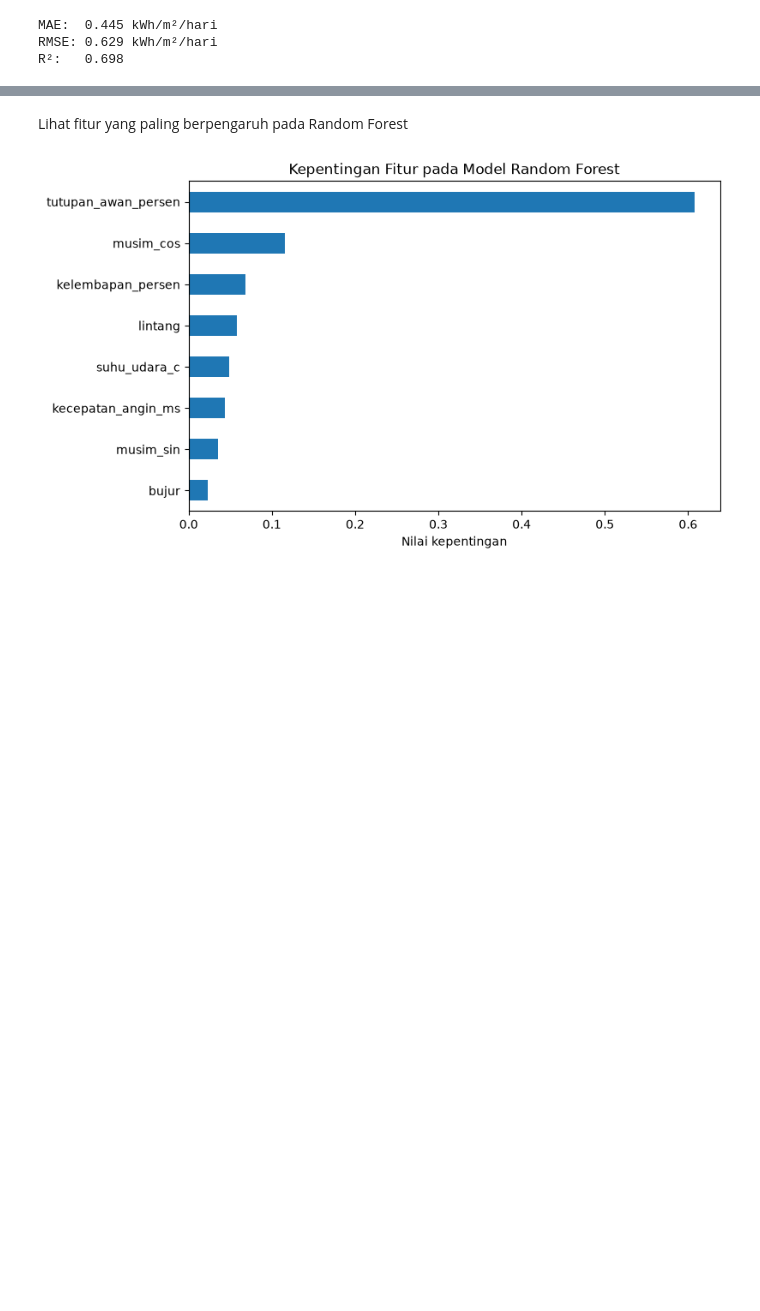
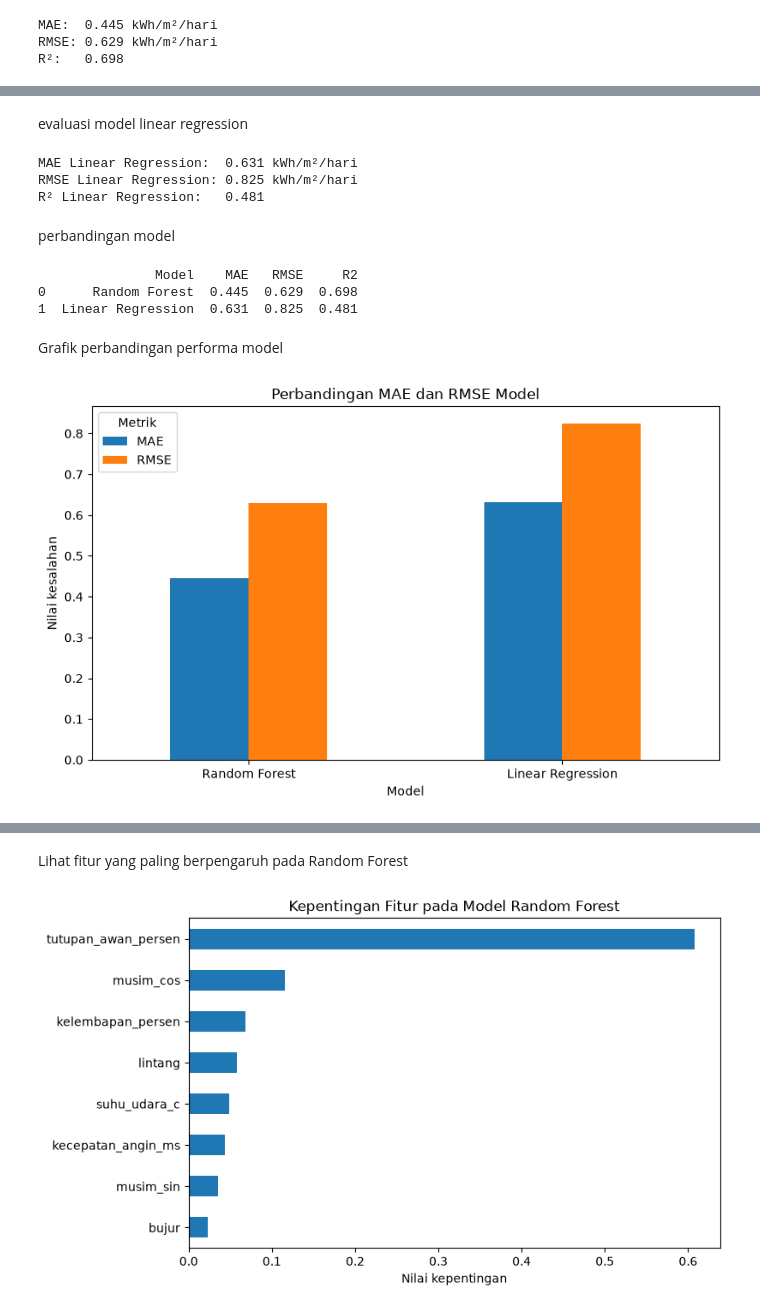
Before and after one commit to analisis335-ai/AI-DAYA-SURYA, a Jupyter notebook: project2.ipynb, the cells around one changed output, grey strips where cells are left out. Saved outputs shown, nothing was run; the diff lists cells and outputs as text; code cells hidden in the pictures; blank space fills up the shorter version.

Commit message:
menambahkan model linear regregsion

```diff
--- a/project2.ipynb
+++ b/project2.ipynb
@@ -292,0 +220,61 @@ plt.show()
+# %% [markdown]
+evaluasi model linear regression
+# %%
+nilai_mae_lr = mean_absolute_error(y_uji, prediksi_uji_lr)
+nilai_rmse_lr = np.sqrt(
+    mean_squared_error(y_uji, prediksi_uji_lr)
+)
+nilai_r2_lr = r2_score(y_uji, prediksi_uji_lr)
+
+print(f"MAE Linear Regression:  {nilai_mae_lr:.3f} kWh/m²/hari")
+print(f"RMSE Linear Regression: {nilai_rmse_lr:.3f} kWh/m²/hari")
+print(f"R² Linear Regression:   {nilai_r2_lr:.3f}")
+# %% [output]
+MAE Linear Regression:  0.631 kWh/m²/hari
+RMSE Linear Regression: 0.825 kWh/m²/hari
+R² Linear Regression:   0.481
+# %% [markdown]
+perbandingan model
+# %%
+perbandingan_model = pd.DataFrame({
+    "Model": [
+        "Random Forest",
+        "Linear Regression"
+    ],
+    "MAE": [
+        nilai_mae,
+        nilai_mae_lr
+    ],
+    "RMSE": [
+        nilai_rmse,
+        nilai_rmse_lr
+    ],
+    "R2": [
+        nilai_r2,
+        nilai_r2_lr
+    ]
+})
+
+print(perbandingan_model.round(3))
+# %% [output]
+               Model    MAE   RMSE     R2
+0      Random Forest  0.445  0.629  0.698
+1  Linear Regression  0.631  0.825  0.481
+# %% [markdown]
+Grafik perbandingan performa model
+# %%
+perbandingan_model.plot(
+    x="Model",
+    y=["MAE", "RMSE"],
+    kind="bar",
+    figsize=(8, 5)
+)
+
+plt.ylabel("Nilai kesalahan")
+plt.title("Perbandingan MAE dan RMSE Model")
+plt.xticks(rotation=0)
+plt.legend(title="Metrik")
+plt.tight_layout()
+plt.show()
+# %% [output]
+[figure, added]
```
Also changed, not shown: parts of 11 cells of this notebook.
